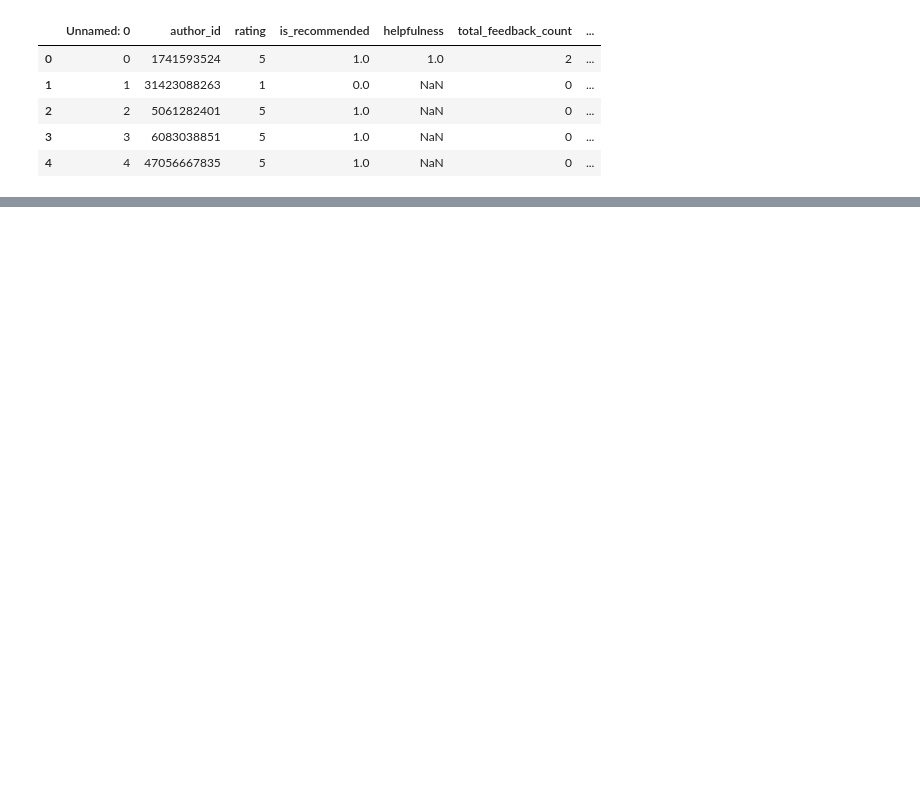
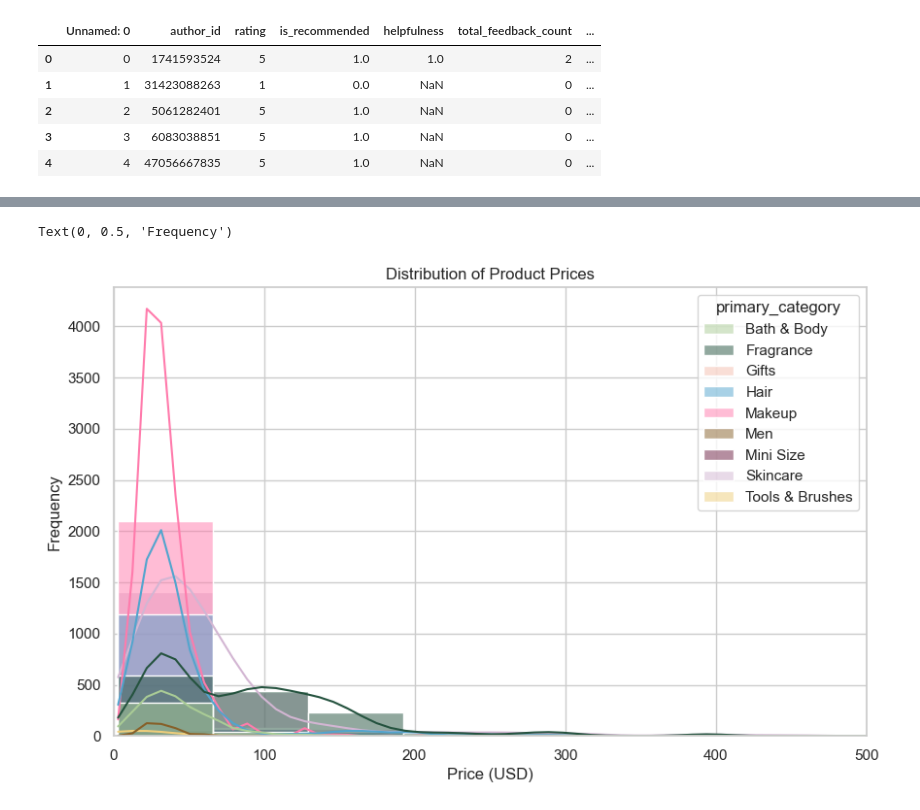
Before and after one commit to imgabrielas/Sephora, a Jupyter notebook: 01_exploratory_data_analysis.ipynb, the cells around one changed output, grey strips where cells are left out. Cells and saved outputs as stored; diff of their text form; code cells hidden in the pictures; blank space fills up the shorter version.

```diff
--- a/01_exploratory_data_analysis.ipynb
+++ b/01_exploratory_data_analysis.ipynb
@@ -90,0 +319,29 @@ plt.show()
+# %%
+products_df = products_df.dropna(subset=["reviews"])
+products_df = products_df.dropna(subset=["tertiary_category"])
+
+dropcolumns = [
+    "variation_type",
+    "variation_value",
+    "variation_desc",
+    "value_price_usd",
+    "sale_price_usd",
+    "child_max_price",
+    "child_min_price"]
+
+products_df = products_df.drop(columns=dropcolumns, errors="ignore")
+
+products_df['highlights'] = products_df['highlights'].fillna("No highlights")
+products_df['ingredients'] = products_df['ingredients'].fillna("No information")
+
+
+if "size" in products_df.columns:
+    if "No information" not in products_df["size"].cat.categories:
+        products_df["size"] = products_df["size"].cat.add_categories("No information")
+
+    products_df["size"] = products_df["size"].fillna("No information")
+
+products_df['rating'] = products_df['rating'].fillna(0).round(2)
+
+
+products_df.isnull().sum()
@@ -90,0 +446,9 @@ plt.show()
+# %%
+sns.histplot(data=products_df, x="price_usd", hue="primary_category", palette=PALETTE, bins=30, kde=True)
+plt.xlim(0, 500)
+plt.title("Distribution of Product Prices")
+plt.xlabel("Price (USD)")
+plt.ylabel("Frequency")
+# %% [output]
+Text(0, 0.5, 'Frequency')
+[figure, added]
```
Also changed, not shown: parts of 38 cells of this notebook.
